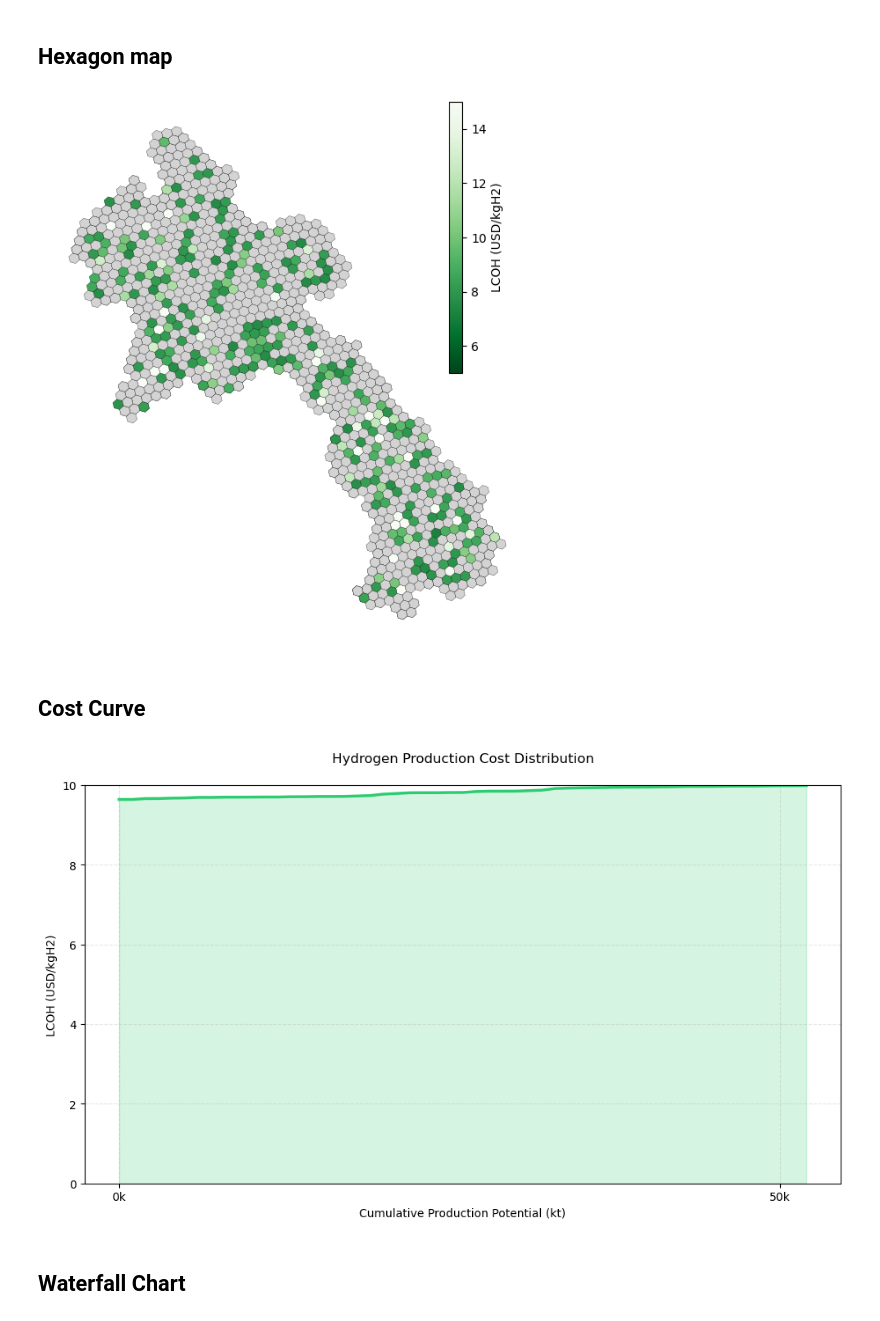
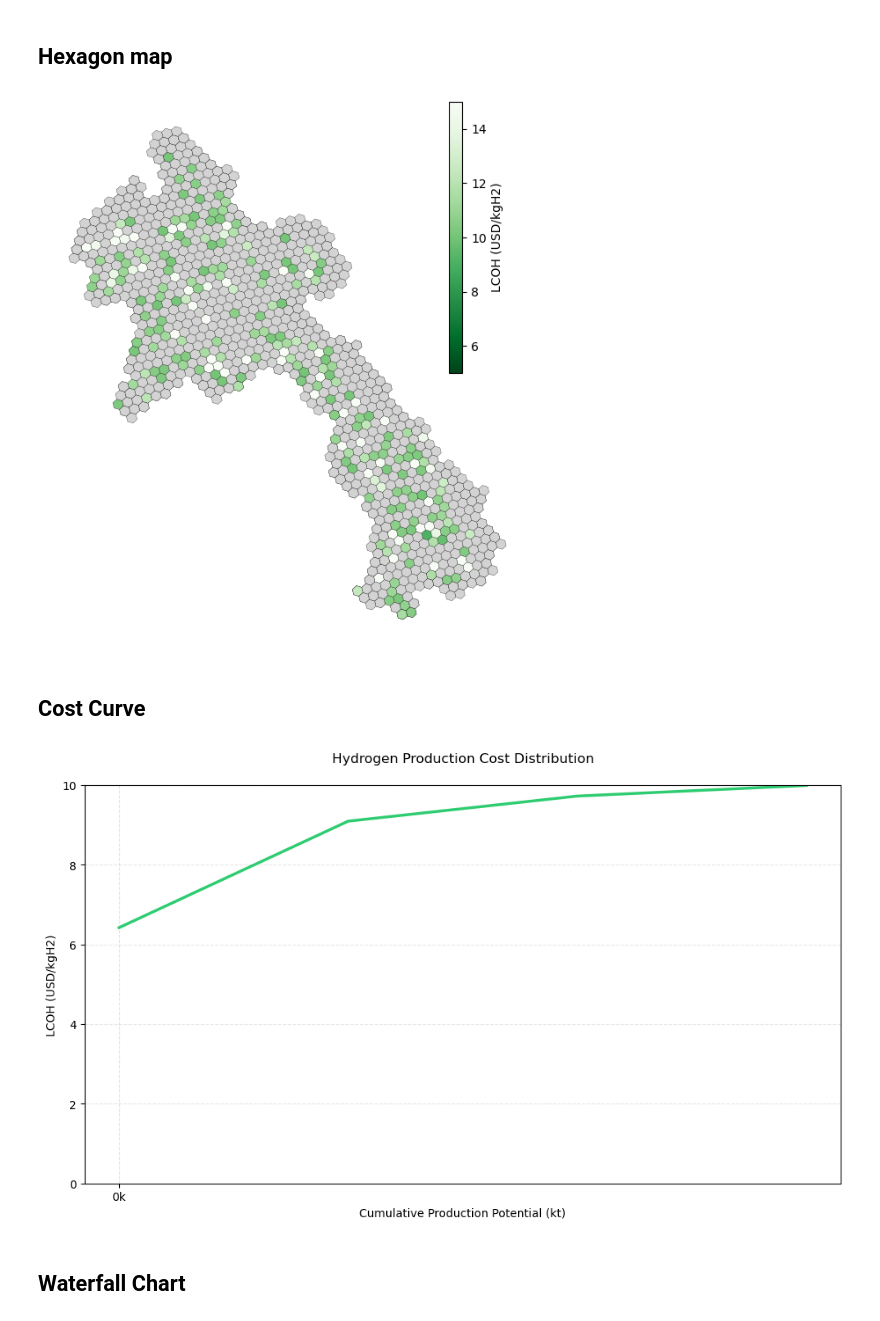
Before and after one commit to lukasschirren/GeoH2-Laos, a Jupyter notebook: 4visualisation.ipynb, the cells around one changed output. Cells and saved outputs as stored; diff of their text form; code cells hidden in the pictures.

Commit message:
Script for visualisation and running scenarios

```diff
--- a/4visualisation.ipynb
+++ b/4visualisation.ipynb
@@ -7,14 +7,19 @@ import numpy as np
 import plotly.graph_objects as go
 # %%
 hydro_year = "dry" # wet dry atlite
-scenario_year = "25" # 25 30
+scenario_year = "30" # 25 30
 electrolyser_type = "ALK" # ALK PEM
 
-gdf_data = gpd.read_file(f'Resources\Scenario_{hydro_year}_{electrolyser_type}_{scenario_year}\hex_cost_components.geojson')
+gdf_data = gpd.read_file(f'Resources\\Scenario_{hydro_year}_{electrolyser_type}_{scenario_year}\\hex_cost_components.geojson')
+# gdf_data = gpd.read_file(f'Resources\\Scenario_{hydro_year}_{electrolyser_type}_{scenario_year}\\hex_cost_components.geojson')
+
 plot_full_cost_map(
     gdf_data, 'Vientiane', 'Vientiane trucking production cost',
     r'Resources\Scenario_dry_ALK_25\Visualisation\visualisation_lowest_cost.png',
     vmin=vmin, vmax=vmax
 )
-plot_cost_distribution(gdf_data, 'Vientiane trucking production cost', 'cost_distribution.png', 10)
+
+plot_cost_distribution(gdf_data,
+                       'Vientiane trucking production cost',
+                       'cost_distribution.png', 15)
 # %% [output]
@@ -116,7 +105,7 @@ plot_full_cost_map(
     vmin=vmin, vmax=vmax
 )
 # %% [output]
-[figure, old version]
+[figure, new version]
 # %% [markdown]
 ## Cost Curve
 # %%
@@ -129,34 +118,34 @@ def plot_cost_distribution(hexagons, cost_column, save_path, max_cost=10):
 
     # Create plot with white background
     fig, ax = plt.subplots(figsize=(10, 6), facecolor='white')
     ax.set_facecolor('white')
 
     # Plot line and fill
     ax.plot(x_values, costs, color='#2ecc71', linewidth=2.5)
-    ax.fill_between(x_values, costs, alpha=0.2, color='#2ecc71')
+    # ax.fill_between(x_values, costs, alpha=0.2, color='#2ecc71')
 
     # Styling
     ax.set_title('Hydrogen Production Cost Distribution', pad=20, fontsize=12)
     ax.set_xlabel('Cumulative Production Potential (kt)', fontsize=10)
     ax.set_ylabel('LCOH (USD/kgH2)', fontsize=10)
 
     # Grid and limits
     ax.grid(True, linestyle='--', alpha=0.3)
     ax.set_ylim(0, max_cost)
 
     # X-axis ticks every 50kt
     step = 50000
     ax.set_xticks(np.arange(0, len(costs) * 1000, step))
     ax.set_xticklabels([f'{int(x/1000)}k' for x in ax.get_xticks()])
 
     plt.tight_layout()
     plt.show()
 
     # fig.savefig(save_path, dpi=300, bbox_inches='tight', facecolor='white')
     plt.close(fig)
 
 plot_cost_distribution(gdf_data, 'Vientiane trucking production cost', 'cost_distribution.png', 10)
 # %% [output]
-[figure, old version]
+[figure, new version]
 # %% [markdown]
 ## Waterfall Chart
```
Also changed, not shown: parts of 7 cells of this notebook, 30 other files.
